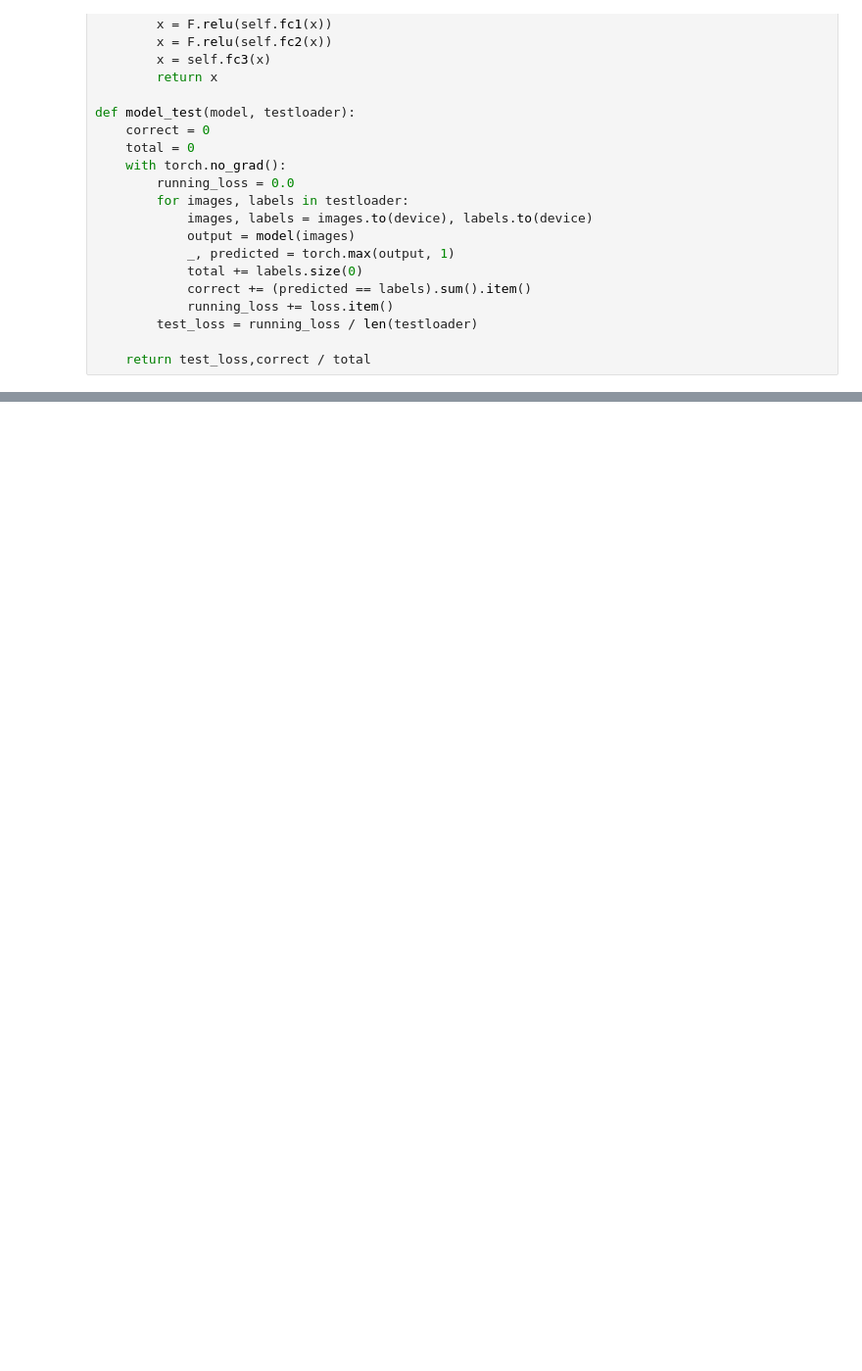
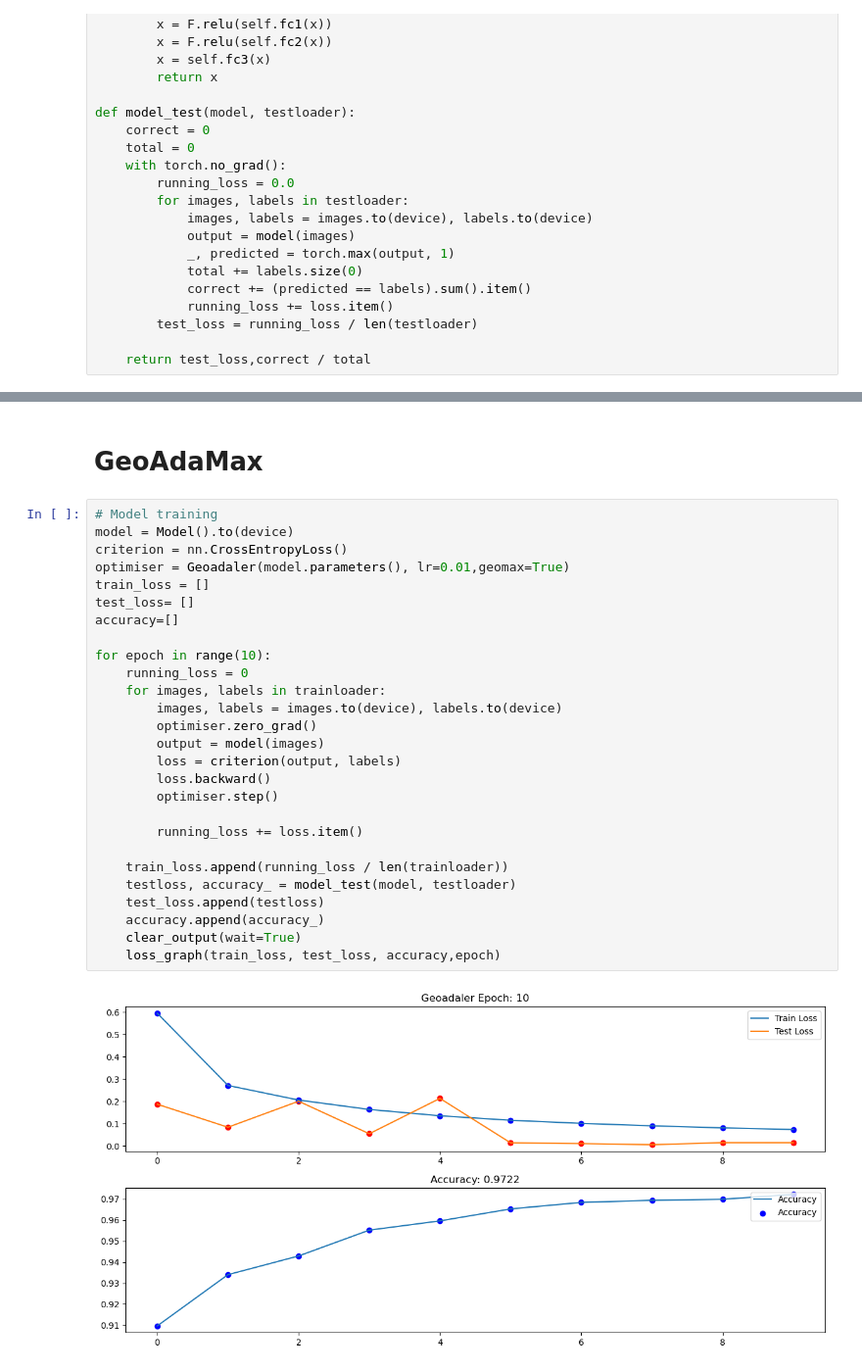
Before and after one commit to Masuzyo/Geoadaler, a Jupyter notebook: MNIST_Example.ipynb, the cells around one changed output, grey strips where cells are left out. Shown at 98% size. Cells and saved outputs as stored; diff of their text form; blank space fills up the shorter version.

```diff
--- a/MNIST_Example.ipynb
+++ b/MNIST_Example.ipynb
@@ -114,0 +111,31 @@ plt.show()
+# %% [markdown]
+# GeoAdaMax
+# %%
+# Model training
+model = Model().to(device)
+criterion = nn.CrossEntropyLoss()
+optimiser = Geoadaler(model.parameters(), lr=0.01,geomax=True)
+train_loss = []
+test_loss= []
+accuracy=[]
+
+for epoch in range(10):
+    running_loss = 0
+    for images, labels in trainloader:
+        images, labels = images.to(device), labels.to(device)
+        optimiser.zero_grad()
+        output = model(images)
+        loss = criterion(output, labels)
+        loss.backward()
+        optimiser.step()
+
+        running_loss += loss.item()
+
+    train_loss.append(running_loss / len(trainloader))
+    testloss, accuracy_ = model_test(model, testloader)
+    test_loss.append(testloss)
+    accuracy.append(accuracy_)
+    clear_output(wait=True)
+    loss_graph(train_loss, test_loss, accuracy,epoch)
+# %% [output]
+[figure, added]
```
Also changed, not shown: parts of 7 cells of this notebook, 5 other files.
